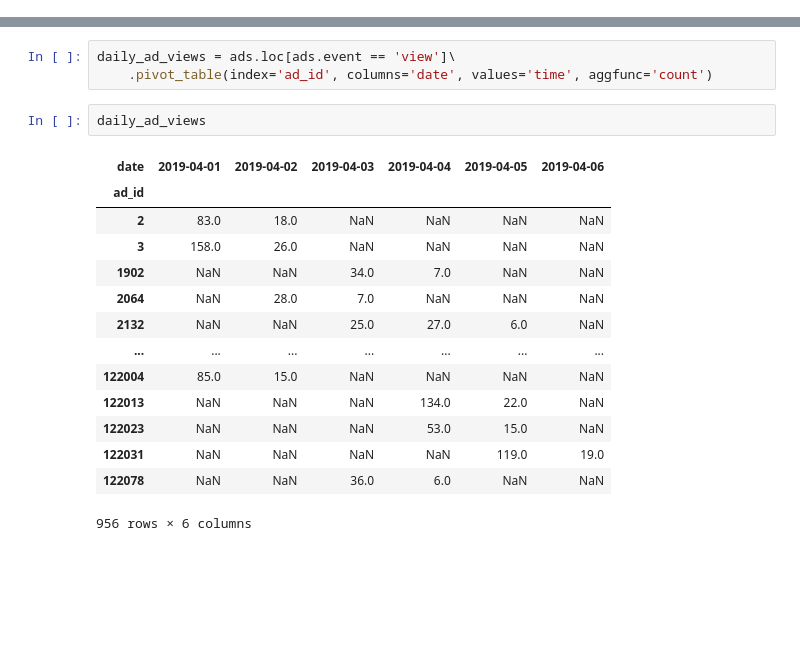
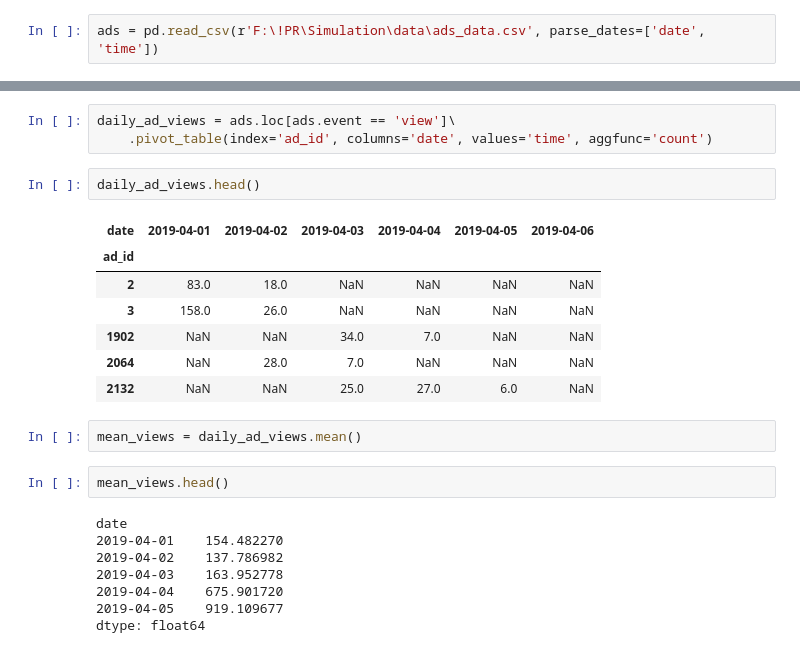
Before and after one commit to Praldmur/Simulation, a Jupyter notebook: mini_project_6.ipynb, the cells around one changed output, grey strips where cells are left out. Drawn from its saved outputs; the diff is of its cells as text; blank space fills up the shorter version.

```diff
--- a/mini_project_6.ipynb
+++ b/mini_project_6.ipynb
@@ -8,6 +8,8 @@ import seaborn as sns
 import plotly.express as px
 # %%
 ads = pd.read_csv(r'C:\Users\PC\Desktop\Софт\Simulation\Simulation\data\ads_data.csv', parse_dates=['date', 'time'])
+# %%
+ads = pd.read_csv(r'F:\!PR\Simulation\data\ads_data.csv', parse_dates=['date', 'time'])
 # %%
 ads.head()
 # %% [output]
@@ -243,19 +247,24 @@ round(rolling_avg['2019-04-06'])
 daily_ad_views = ads.loc[ads.event == 'view']\
     .pivot_table(index='ad_id', columns='date', values='time', aggfunc='count')
 # %%
-daily_ad_views
+daily_ad_views.head()
 # %% [output]
 | date | 2019-04-01 | 2019-04-02 | 2019-04-03 | 2019-04-04 | 2019-04-05 | 2019-04-06 |
 | ad_id |  |  |  |  |  |  |
 | 2 | 83.0 | 18.0 | NaN | NaN | NaN | NaN |
 | 3 | 158.0 | 26.0 | NaN | NaN | NaN | NaN |
 | 1902 | NaN | NaN | 34.0 | 7.0 | NaN | NaN |
 | 2064 | NaN | 28.0 | 7.0 | NaN | NaN | NaN |
 | 2132 | NaN | NaN | 25.0 | 27.0 | 6.0 | NaN |
-| ... | ... | ... | ... | ... | ... | ... |
-| 122004 | 85.0 | 15.0 | NaN | NaN | NaN | NaN |
-| 122013 | NaN | NaN | NaN | 134.0 | 22.0 | NaN |
-| 122023 | NaN | NaN | NaN | 53.0 | 15.0 | NaN |
-| 122031 | NaN | NaN | NaN | NaN | 119.0 | 19.0 |
-| 122078 | NaN | NaN | 36.0 | 6.0 | NaN | NaN |
-956 rows × 6 columns
+# %%
+mean_views = daily_ad_views.mean()
+# %%
+mean_views.head()
+# %% [output]
+date
+2019-04-01    154.482270
+2019-04-02    137.786982
+2019-04-03    163.952778
+2019-04-04    675.901720
+2019-04-05    919.109677
+dtype: float64
```
Also changed, not shown: parts of 11 cells of this notebook.
